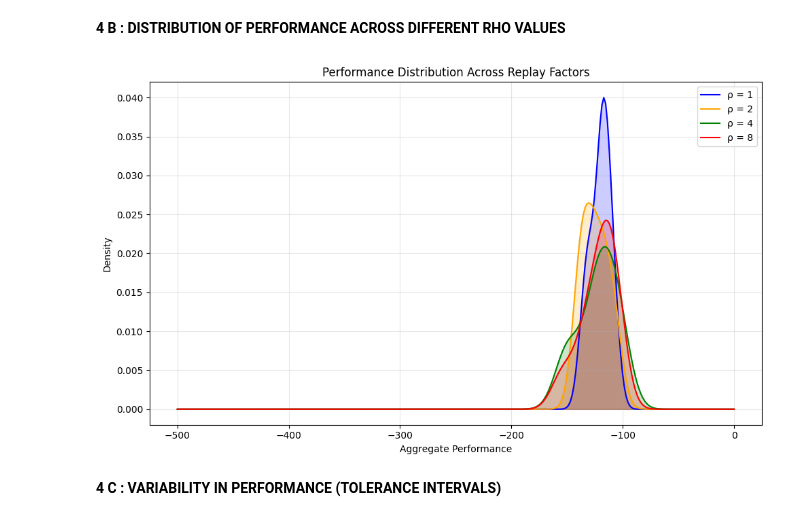
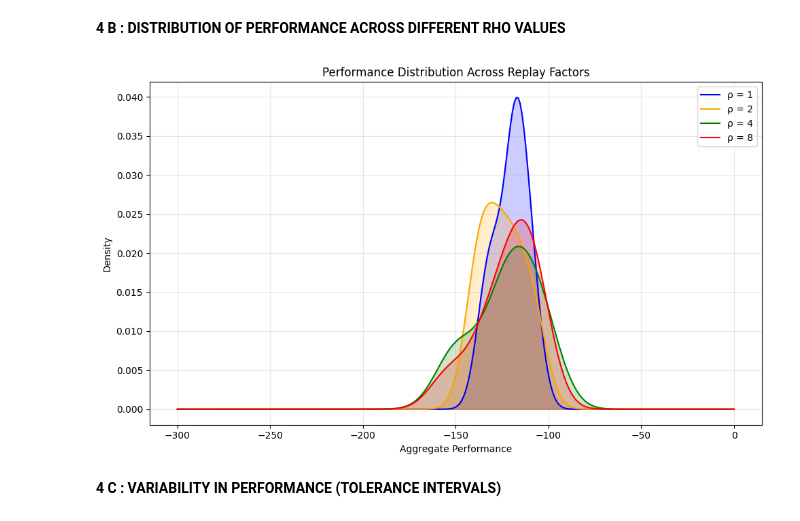
Before and after one commit to Maddy-1111/Reinforcement-Learning, a Jupyter notebook: Assignment 2/PA2_Q1.ipynb, the cells around one changed output. Drawn from its saved outputs; the diff is of its cells as text; code cells hidden in the pictures.

```diff
--- a/Assignment 2/PA2_Q1.ipynb
+++ b/Assignment 2/PA2_Q1.ipynb
@@ -185,12 +100,9 @@ def train_dqn(seed=0):
 # %%
 LOG_JSONL = "results.jsonl"
-open(LOG_JSONL, "w").close()
 
-for seed in range(15):
-    rewards = train_dqn(seed)
-
+def save_result(seed, rewards):
     record = {
-        "label": "madhav_Q1",
+        "label": "name_Q-No",
         "seed": seed,
 
         "hyperparams": {
@@ -205,7 +117,7 @@ for seed in range(15):
             "target_update": TARGET_UPDATE,
             "max_steps": MAX_STEPS,
             "num_episodes": NUM_EPISODES,
-            "hidden_size": HIDDEN_SIZE
+            "hidden_size": HIDDEN_SIZE,
             "alpha": ALPHA,
             "beta_start": BETA_START,
             "beta_inc": BETA_INC
@@ -330,35 +394,35 @@ def compute_auc_per_run(data_rho):
     data_rho = np.array(data_rho)
     return np.mean(data_rho[:, -10:], axis=1)
 
 label = "soumya_Q4_a"
 
 auc_data = {}
 for rho in data[label]:
     auc_data[rho] = compute_auc_per_run(data[label][rho])
 
 plt.figure(figsize=(10,6))
 colors = {1: 'blue', 2: 'orange', 4: 'green', 8: 'red'}
 
 all_auc = np.concatenate(list(auc_data.values()))
-x_vals = np.linspace(-500,0, 300)
+x_vals = np.linspace(-300,0, 300)
 
 for rho in auc_data:
     perf = auc_data[rho]
     kde = gaussian_kde(perf)
 
     plt.plot(x_vals, kde(x_vals), color=colors[rho], label=f"ρ = {rho}")
     plt.fill_between(x_vals, kde(x_vals), color=colors[rho], alpha=0.2)
 
 plt.xlabel("Aggregate Performance")
 plt.ylabel("Density")
 plt.title("Performance Distribution Across Replay Factors")
 plt.legend()
 plt.grid(alpha=0.3)
 
 plt.tight_layout()
 plt.show()
 # %% [output]
-[figure, old version]
+[figure, new version]
 # %% [markdown]
 **4 C : VARIABILITY IN PERFORMANCE (TOLERANCE INTERVALS)**
 # %%
```
Also changed, not shown: parts of 14 cells of this notebook, 2 other files.
